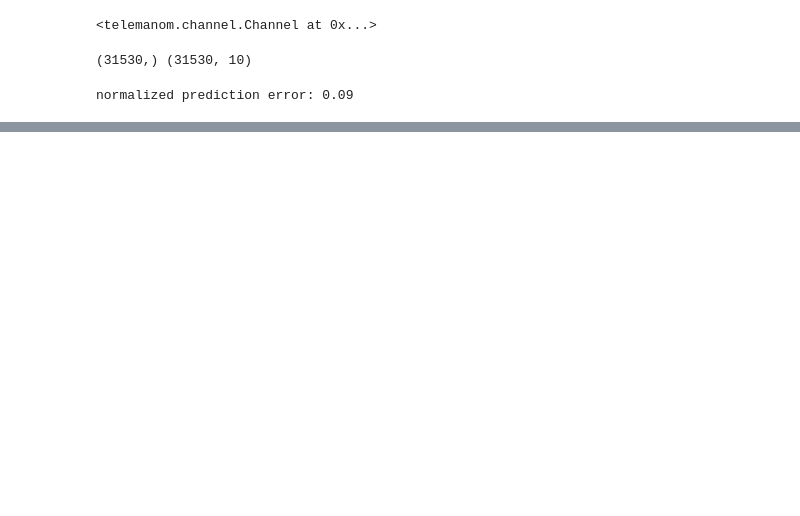
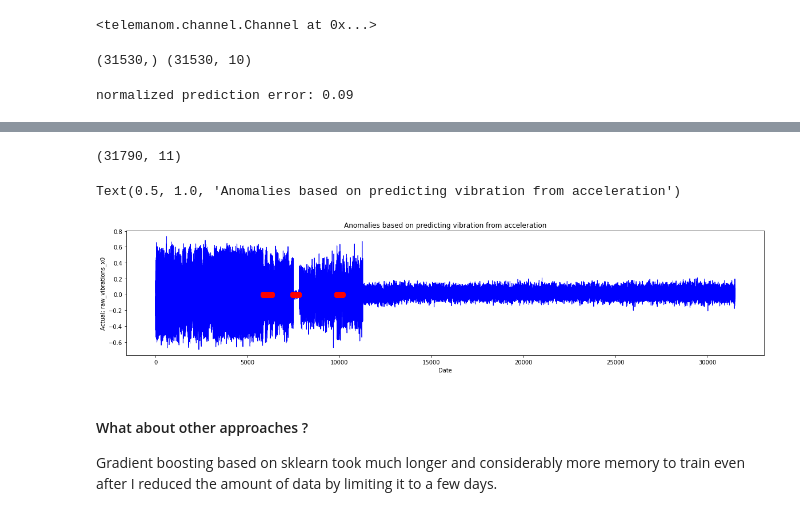
Before and after one commit to sedgewickmm18/mmfunctions, a Jupyter notebook: Telemanom.ipynb, the cells around one changed output, grey strips where cells are left out. Drawn from its saved outputs; the diff is of its cells as text; code cells hidden in the pictures; blank space fills up the shorter version.

Commit message:
Now with a plot

```diff
--- a/Telemanom.ipynb
+++ b/Telemanom.ipynb
@@ -372,2 +386,30 @@ print (errors.E_seq, " \n ", errors.anom_scores)
 # %%
 model.save("./telemanom")
+# %%
+chan.test.shape
+# %% [output]
+(31790, 11)
+# %%
+npic = 1
+fig, ax[0] = plt.subplots(npic, 1, figsize=(20,npic * 4))
+ax[0].plot(chan.y_test[:,0], lw=1, color='blue')
+
+#ax.scatter(x_axis, temp_sal_high, lw=8, color='red')
+for asc in errors.anom_scores:
+    x_axis = np.arange(asc['start_idx'],asc['end_idx'],1)
+    y_axis = np.zeros(asc['end_idx'] - asc['start_idx'])
+    ax[0].scatter(x_axis,y_axis, lw=5, color='red', zorder=10)
+
+ax[0].set_xlabel('Date')
+ax[0].set_ylabel('Actual; raw_vibrations_x0')
+ax[0].set_title('Anomalies based on predicting vibration from acceleration')
+#ax[1].plot(chan.test[:,0], lw=1, color='blue')
+#ax[1].set_xlabel('Date')
+#ax[1].set_ylabel('Compare with raw training data')
+# %% [output]
+Text(0.5, 1.0, 'Anomalies based on predicting vibration from acceleration')
+[figure, added]
+# %% [markdown]
+#### What about other approaches ?
+
+Gradient boosting based on sklearn took much longer and considerably more memory to train even after I reduced the amount of data by limiting it to a few days.
```
Also changed, not shown: parts of 11 cells of this notebook.
